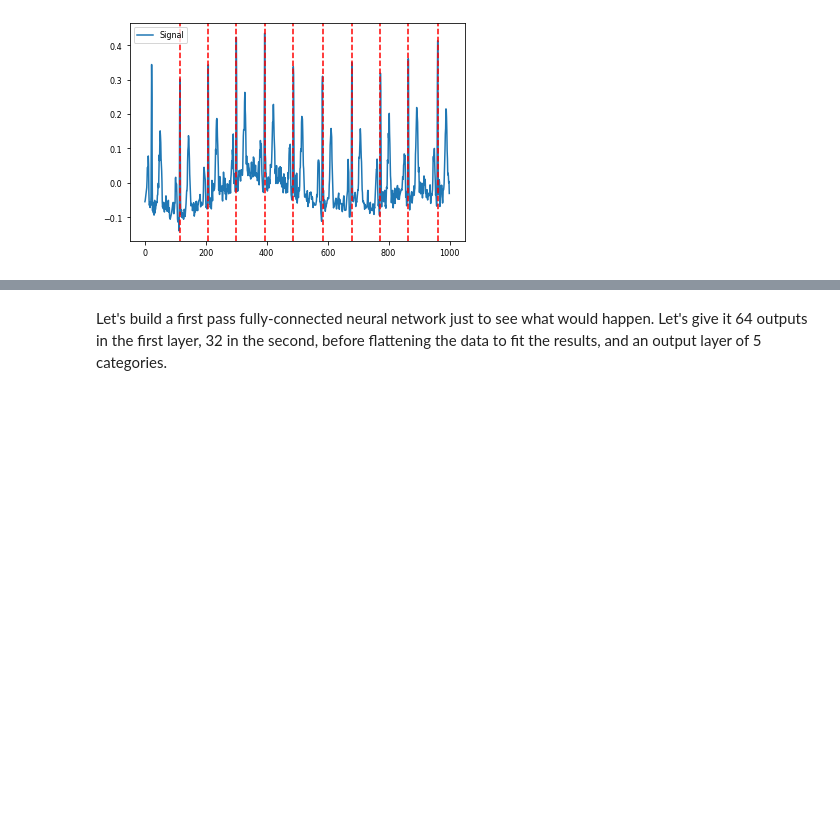
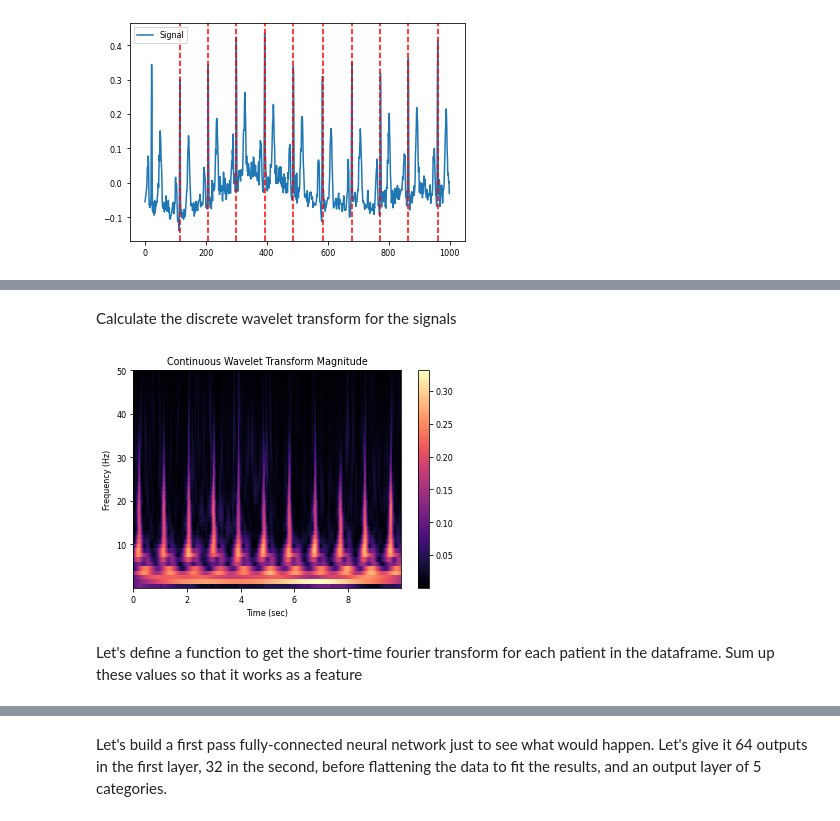
Before and after one commit to mengwong/nemo-projects, a Jupyter notebook: capstone_nemo/code/02_data_analysis.ipynb, the cells around one changed output, grey strips where cells are left out. Drawn from its saved outputs; the diff is of its cells as text; code cells hidden in the pictures; blank space fills up the shorter version.

```diff
--- a/capstone_nemo/code/02_data_analysis.ipynb
+++ b/capstone_nemo/code/02_data_analysis.ipynb
@@ -266,0 +432,2 @@ plot = nk.events_plot(r_peaks['ECG_R_Peaks'], signals_df.iloc[0:1000,1])
+# %% [markdown]
+Calculate the discrete wavelet transform for the signals
@@ -266,0 +440,7 @@ plot = nk.events_plot(r_peaks['ECG_R_Peaks'], signals_df.iloc[0:1000,1])
+# %%
+#Let's try using nk.signal_timefrequency to get the short-time fourier transform
+time_freq_array = nk.signal_timefrequency(signals_df.iloc[0:1000,1], sampling_rate=100, method ='cwt');
+# %% [output]
+[figure, added]
+# %% [markdown]
+Let's define a function to get the short-time fourier transform for each patient in the dataframe. Sum up these values so that it works as a feature
```
Also changed, not shown: parts of 25 cells of this notebook, 9 other files.
